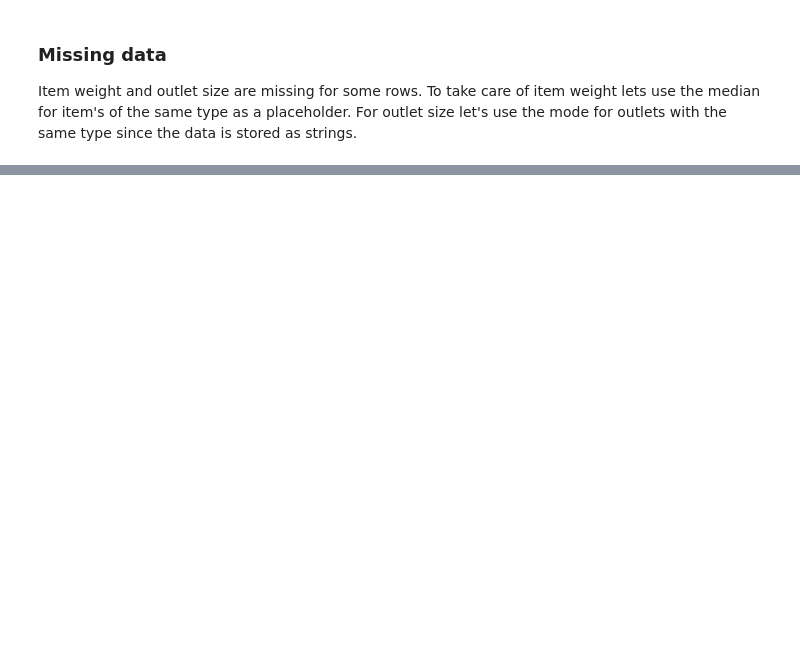
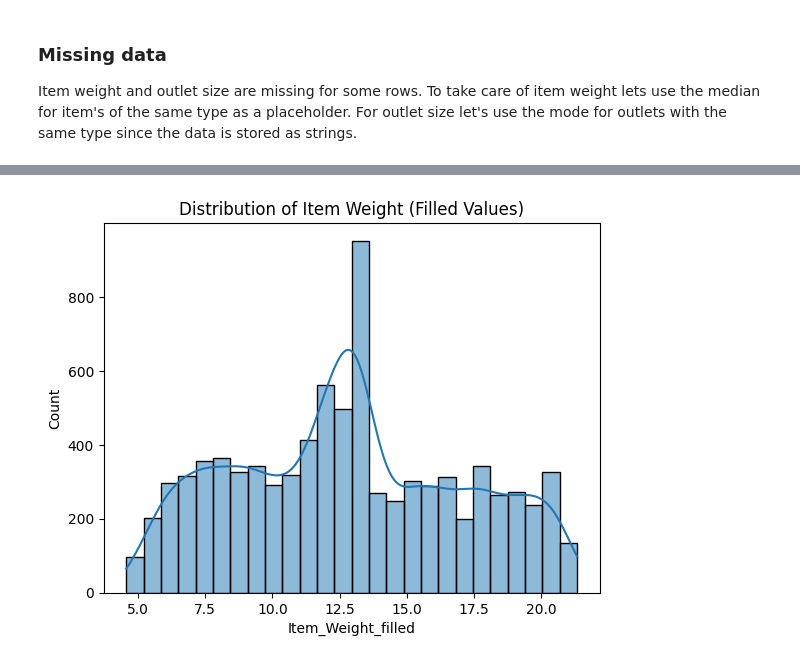
Before and after one commit to JohnK-au/Big-Mart-Data-Science-Project, a Jupyter notebook: scripts/Big-Mart-Analysis.ipynb, the cells around one changed output, grey strips where cells are left out. Cells and saved outputs as stored; diff of their text form; code cells hidden in the pictures; blank space fills up the shorter version.

```diff
--- a/scripts/Big-Mart-Analysis.ipynb
+++ b/scripts/Big-Mart-Analysis.ipynb
@@ -81,5 +89,5 @@ plt.show()
 # %%
 # Item Weight
-df_groceries['Item_Weight'] = df_groceries['Item_Weight'].fillna(df_groceries.groupby("Item_Type")["Item_Weight"].transform("median"))
+df_groceries['Item_Weight_filled'] = df_groceries['Item_Weight'].fillna(df_groceries.groupby("Item_Type")["Item_Weight"].transform("median"))
 # %%
 # Outlet Size
@@ -88,0 +100,7 @@ TypeError: dtype 'str' does not support operation 'mean'
+# %%
+# Visualise the Item Weight data with Seaborn and Matplotlib after filling data
+sns.histplot(df_groceries["Item_Weight_filled"], kde=True)
+plt.title("Distribution of Item Weight (Filled Values)")
+plt.show()
+# %% [output]
+[figure, added]
```
Also changed, not shown: parts of 12 cells of this notebook.
